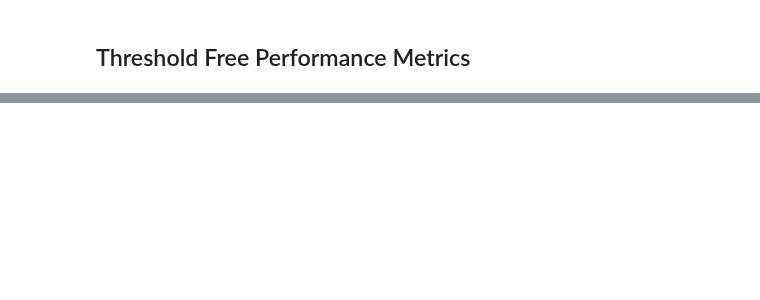
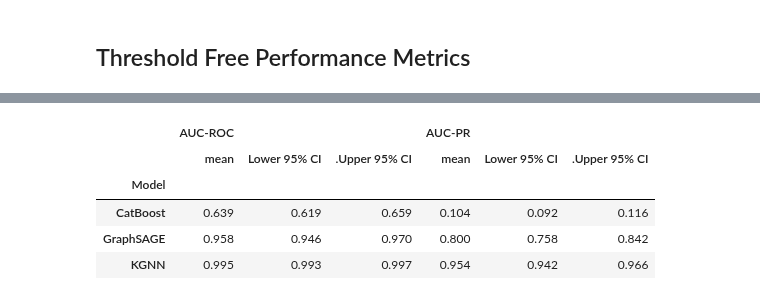
Before and after one commit to domvwt/msc-thesis, a Jupyter notebook: notebooks/17-full-evaluation.ipynb, the cells around one changed output, grey strips where cells are left out. Drawn from its saved outputs; the diff is of its cells as text; code cells hidden in the pictures; blank space fills up the shorter version.

```diff
--- a/notebooks/17-full-evaluation.ipynb
+++ b/notebooks/17-full-evaluation.ipynb
@@ -710,6 +711,15 @@ def get_bootstrap_intervals_df(bootstrap_trials_df):
     )
 
     return bootstrap_intervals
+# %%
+bootstrap_intervals
+# %% [output]
+|  | AUC-ROC |  |  | AUC-PR |  |  |
+|  | mean | Lower 95% CI | .Upper 95% CI | mean | Lower 95% CI | .Upper 95% CI |
+| Model |  |  |  |  |  |  |
+| CatBoost | 0.639 | 0.619 | 0.659 | 0.104 | 0.092 | 0.116 |
+| GraphSAGE | 0.958 | 0.946 | 0.970 | 0.800 | 0.758 | 0.842 |
+| KGNN | 0.995 | 0.993 | 0.997 | 0.954 | 0.942 | 0.966 |
 # %%
 bootstrap_intervals = get_bootstrap_intervals_df(bootstrap_trials_df)
 bootstrap_intervals.sort_values(by=("AUC-ROC", "mean"), ascending=False)
```
Also changed, not shown: parts of 19 cells of this notebook, 3 other files.
